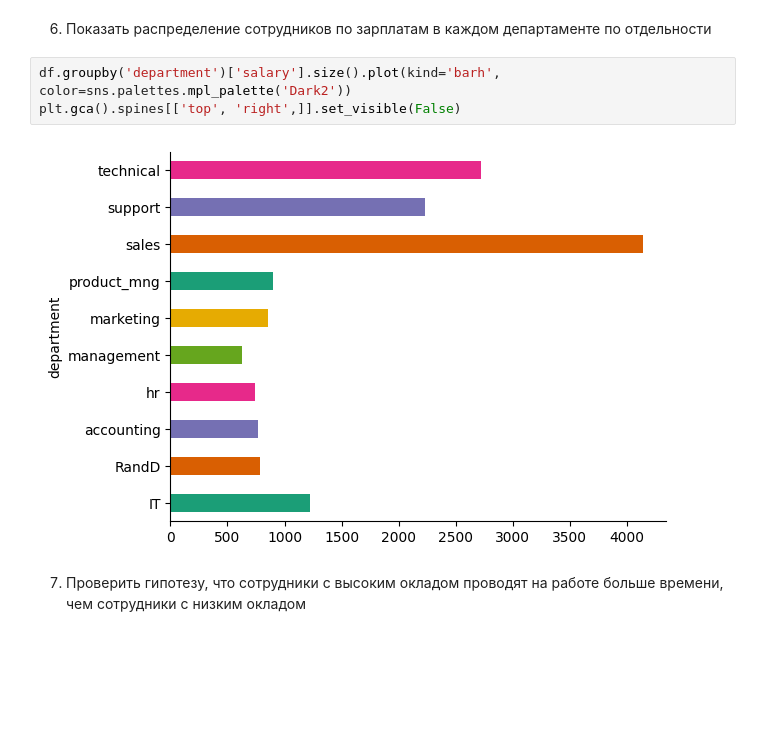
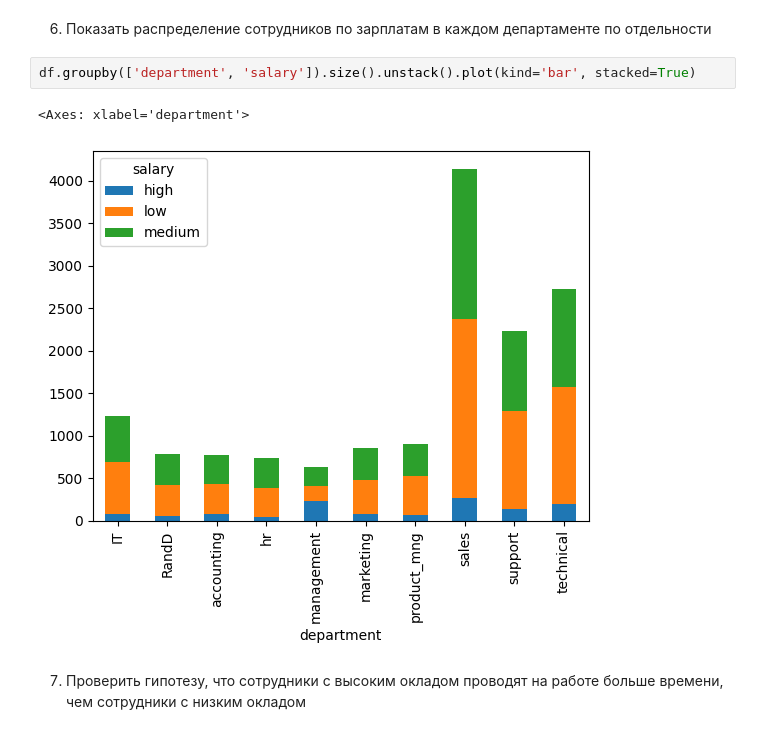
Before and after one commit to Arngold/Netology, a Jupyter notebook: Итоговая_работа.ipynb, the cells around one changed output. Drawn from its saved outputs; the diff is of its cells as text; blank space fills up the shorter version.

```diff
--- a/Итоговая_работа.ipynb
+++ b/Итоговая_работа.ipynb
@@ -145,10 +158,10 @@ plt.gca().spines[['top', 'right',]].set_visible(False)
 6. Показать распределение сотрудников по зарплатам в каждом
 департаменте по отдельности
 # %%
-df.groupby('department')['salary'].size().plot(kind='barh', color=sns.palettes.mpl_palette('Dark2'))
-plt.gca().spines[['top', 'right',]].set_visible(False)
+df.groupby(['department', 'salary']).size().unstack().plot(kind='bar', stacked=True)
 # %% [output]
+<Axes: xlabel='department'>
-[figure, old version]
+[figure, new version]
 # %% [markdown]
 7. Проверить гипотезу, что сотрудники с высоким окладом
 проводят на работе больше времени, чем сотрудники с низким
```
Also changed, not shown: parts of 2 cells of this notebook.
